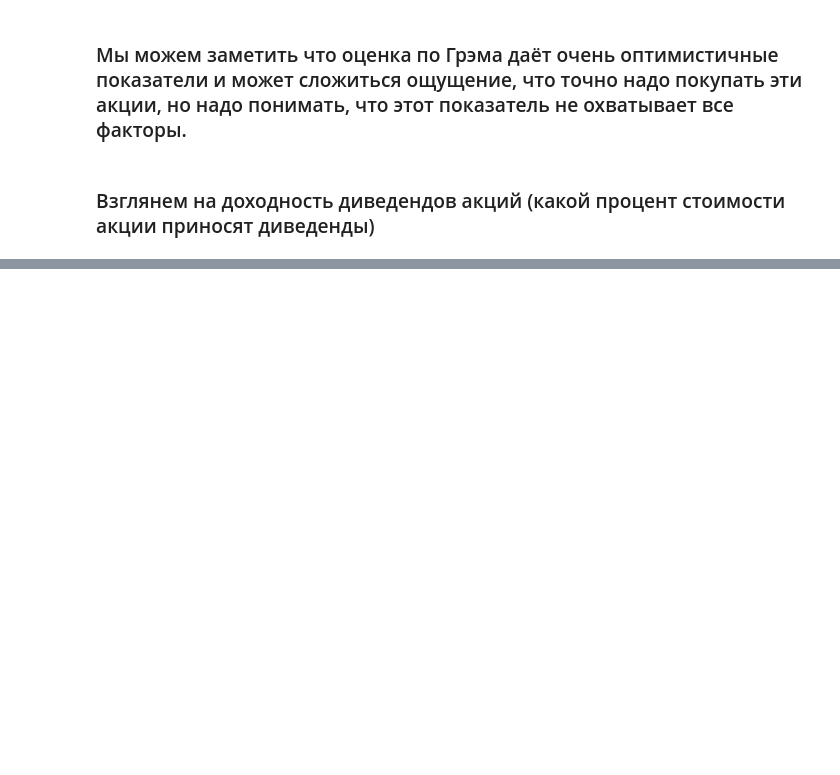
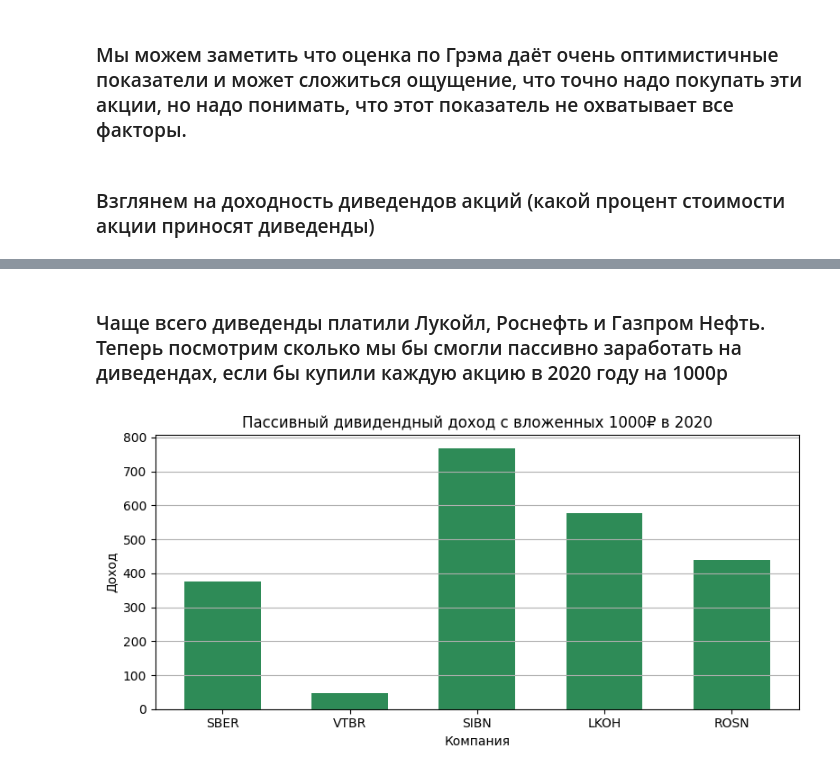
Before and after one commit to Lepiev/finance, a Jupyter notebook: analysis.ipynb, the cells around one changed output, grey strips where cells are left out. Cells and saved outputs as stored; diff of their text form; code cells hidden in the pictures; blank space fills up the shorter version.

```diff
--- a/analysis.ipynb
+++ b/analysis.ipynb
@@ -199,0 +226,38 @@ plt.show()
+# %% [markdown]
+### Чаще всего диведенды платили Лукойл, Роснефть и Газпром Нефть. Теперь посмотрим сколько мы бы смогли пассивно заработать на диведендах, если бы купили каждую акцию в 2020 году на 1000р
+# %%
+
+
+# 2) Цена акции на первый доступный день 2020
+initial_prices = prices.iloc[0]
+initial_investment = 1000
+
+# 3) Считаем, сколько акций купили и сколько получили дивидендов
+rows = []
+for t in TICKERS:
+    init_price = initial_prices[t]
+    shares = initial_investment / init_price
+    total_div = sum(dividends[t])
+    income = shares * total_div
+
+    rows.append({
+        'Ticker': t,
+        'InitPrice (₽)': init_price,
+        'Shares': round(shares, 4),
+        'TotalDiv/Share (₽)': total_div,
+        'PassiveIncome (₽)': round(income, 2),
+    })
+
+df_income = pd.DataFrame(rows).set_index('Ticker')
+
+# 4) Столбчатая диаграмма дохода
+fig, ax = plt.subplots(figsize=(8,4))
+ax.bar(df_income.index, df_income['PassiveIncome (₽)'], color='seagreen', width=0.6)
+ax.set_title('Пассивный дивидендный доход с вложенных 1000₽ в 2020')
+ax.set_ylabel('Доход')
+ax.set_xlabel('Компания')
+ax.grid(axis='y')
+plt.tight_layout()
+plt.show()
+# %% [output]
+[figure, added]
```
Also changed, not shown: parts of 7 cells of this notebook.
